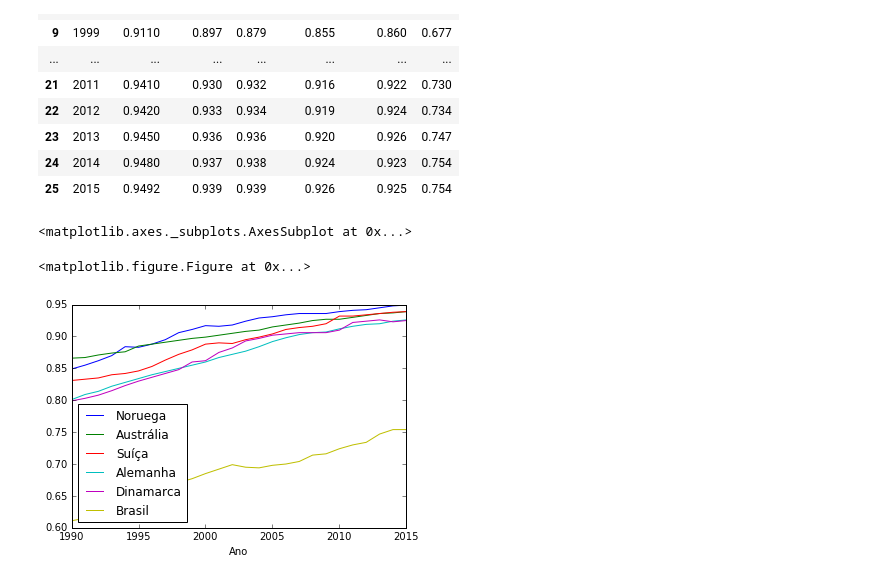
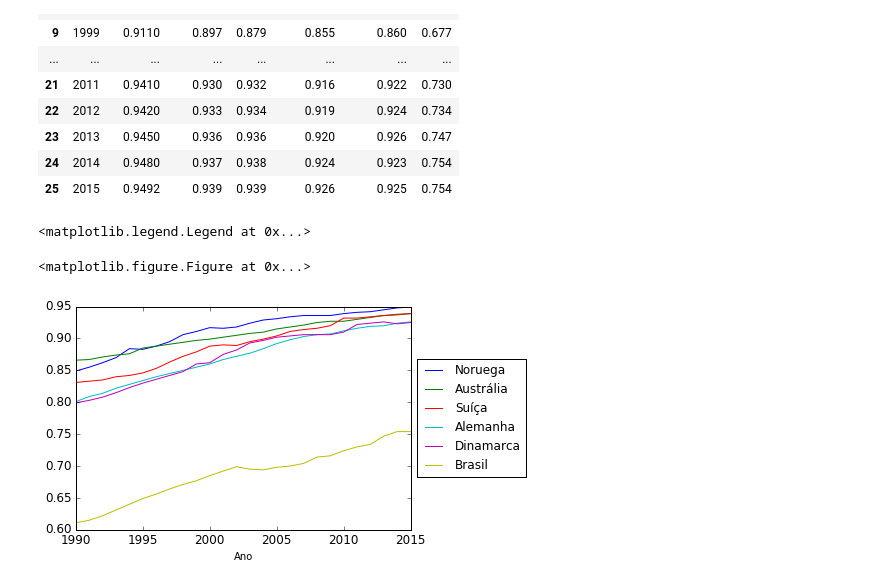
Before and after one commit to evertonaleixo/country_analysis, a Jupyter notebook: top_5_IDH_analisys.ipynb, the cells around one changed output. Drawn from its saved outputs; the diff is of its cells as text; code cells hidden in the pictures.

```diff
--- a/top_5_IDH_analisys.ipynb
+++ b/top_5_IDH_analisys.ipynb
@@ -29,8 +29,8 @@ import matplotlib.pyplot as plt
 % matplotlib inline
 # %%
 plt.figure();
-data.plot(x='Ano')
+data.plot(x='Ano', **{'fontsize':12}).legend(loc='center left', bbox_to_anchor=(1, 0.5))
 # %% [output]
-<matplotlib.axes._subplots.AxesSubplot at 0x...>
+<matplotlib.legend.Legend at 0x...>
 <matplotlib.figure.Figure at 0x...>
-[figure, old version]
+[figure, new version]
```
Also changed, not shown: 10 other files.
